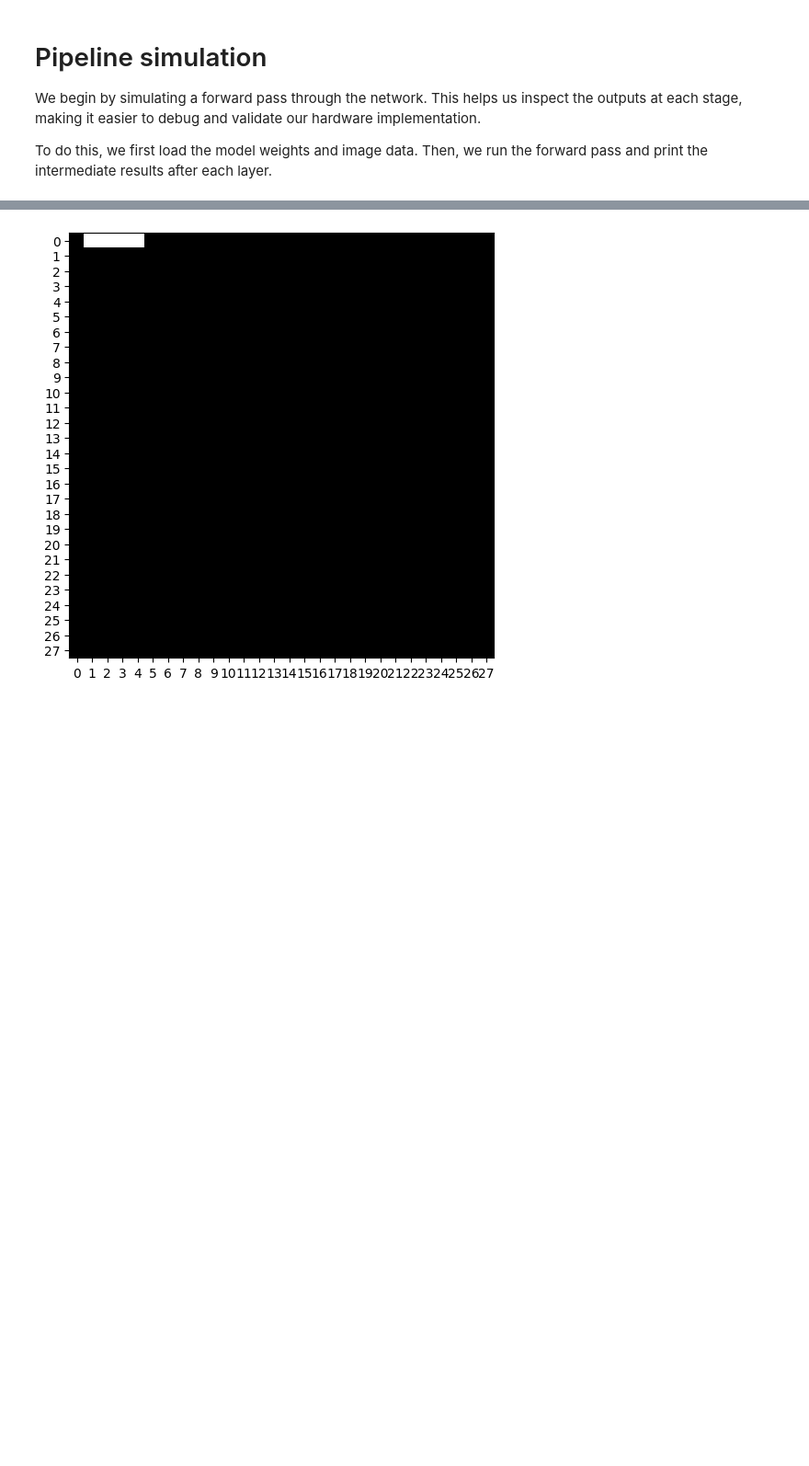
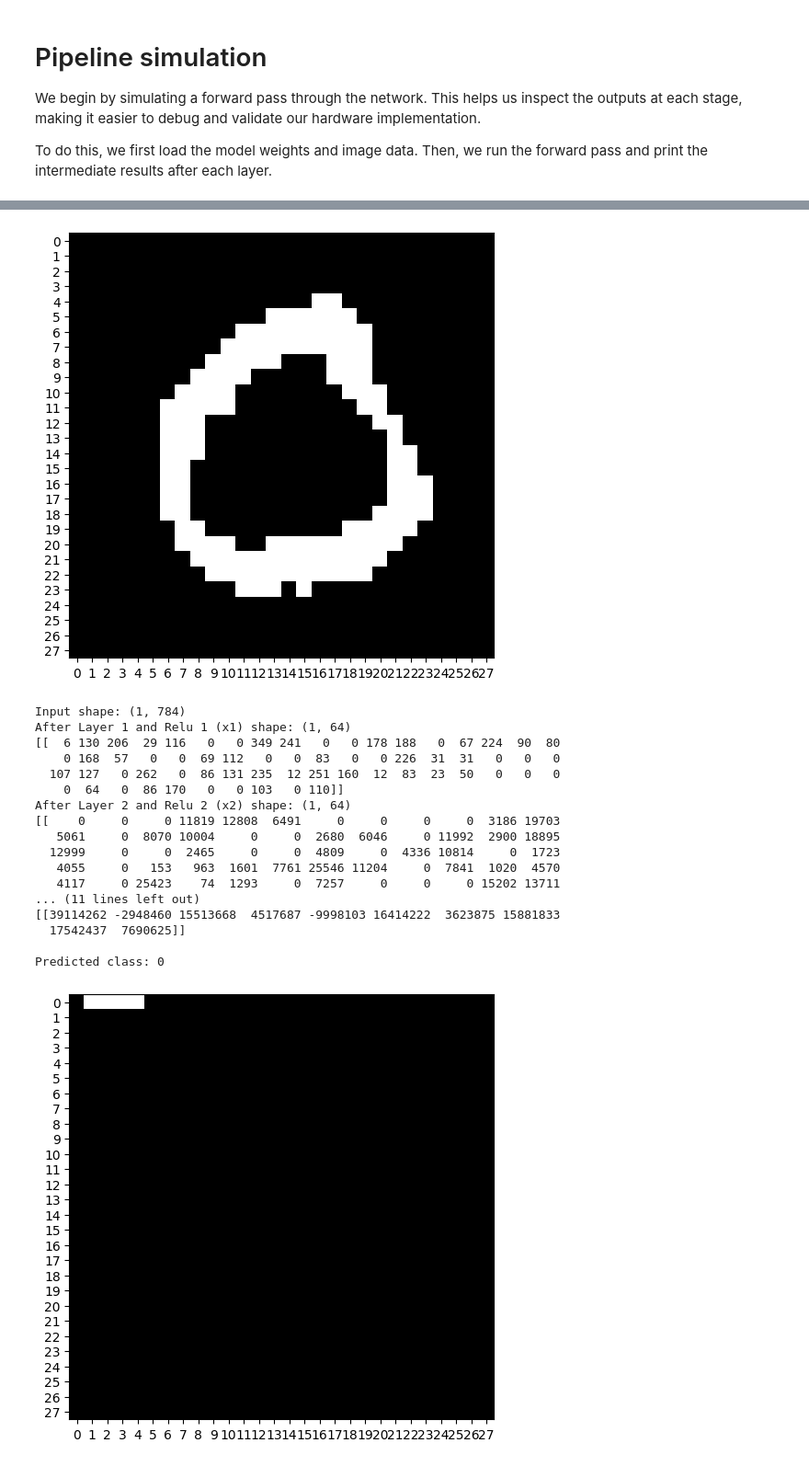
Before and after one commit to FTadros/ocr-fpga, a Jupyter notebook: model_setup/pipeline_simulation.ipynb, the cells around one changed output, grey strips where cells are left out. Shown: that part at 92% size. Drawn from its saved outputs; the diff is of its cells as text; code cells hidden in the pictures; blank space fills up the shorter version.

Commit message:
Update pipeline simulation

```diff
--- a/model_setup/pipeline_simulation.ipynb
+++ b/model_setup/pipeline_simulation.ipynb
@@ -162,6 +162,65 @@ After Layer 2 and Relu 2 (x2) shape: (1, 64)
    9574978  -703151]]
 
 Predicted class: 1
+# %%
+x = load_image_from_mif('image_0.mif') # Rename file here according to uploaded image
+
+# Visualize the input tensor
+visualize_digit(x)
+
+# Neural network pipeline
+print(f"Input shape: {x.shape}")
+
+# Layer 1: (1,784) @ (784,64) -> (1,64)
+x1 = x @ matrices['weights1']
+x1 = np.maximum(0, x1)  # ReLU
+print(f"After Layer 1 and Relu 1 (x1) shape: {x1.shape}")
+print(x1)
+
+# Layer 2: (1,64) @ (64,64) -> (1,64)
+x2 = x1 @ matrices['weights2']
+x2 = np.maximum(0, x2)  # ReLU
+print(f"After Layer 2 and Relu 2 (x2) shape: {x2.shape}")
+print(x2)
+
+# Layer 3: (1,64) @ (64,32) -> (1,32)
+x3 = x2 @ matrices['weights3']
+x3 = np.maximum(0, x3)  # ReLU
+print(f"After Layer 3 (x3) and Relu 3 shape: {x3.shape}")
+print(x3)
+
+# Layer 4: (1,32) @ (32,10) -> (1,10)
+x4 = x3 @ matrices['weights4']
+print(f"After Layer 4 (x4) shape: {x4.shape}")
+print(x4)
+
+# Output logits
+output = x4
+print("\nOutput logits:")
+print(output)
+
+# Predicted class
+predicted_class = np.argmax(output)
+print("\nPredicted class:", predicted_class)
+# %% [output]
+[figure, added]
+Input shape: (1, 784)
+After Layer 1 and Relu 1 (x1) shape: (1, 64)
+[[  6 130 206  29 116   0   0 349 241   0   0 178 188   0  67 224  90  80
+    0 168  57   0   0  69 112   0   0  83   0   0 226  31  31   0   0   0
+  107 127   0 262   0  86 131 235  12 251 160  12  83  23  50   0   0   0
+    0  64   0  86 170   0   0 103   0 110]]
+After Layer 2 and Relu 2 (x2) shape: (1, 64)
+[[    0     0     0 11819 12808  6491     0     0     0     0  3186 19703
+   5061     0  8070 10004     0     0  2680  6046     0 11992  2900 18895
+  12999     0     0  2465     0     0  4809     0  4336 10814     0  1723
+   4055     0   153   963  1601  7761 25546 11204     0  7841  1020  4570
+   4117     0 25423    74  1293     0  7257     0     0     0 15202 13711
+... (11 lines left out)
+[[39114262 -2948460 15513668  4517687 -9998103 16414222  3623875 15881833
+  17542437  7690625]]
+
+Predicted class: 0
 # %%
 # Initialize input tensor with the first pixel as 1 and the rest as 0
 x = np.zeros((1, 784), dtype=np.int64)
```
Also changed, not shown: parts of 2 cells of this notebook.
